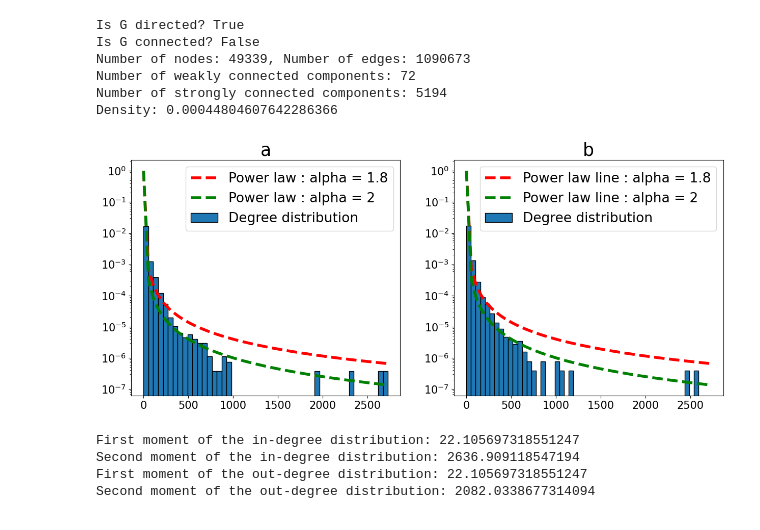
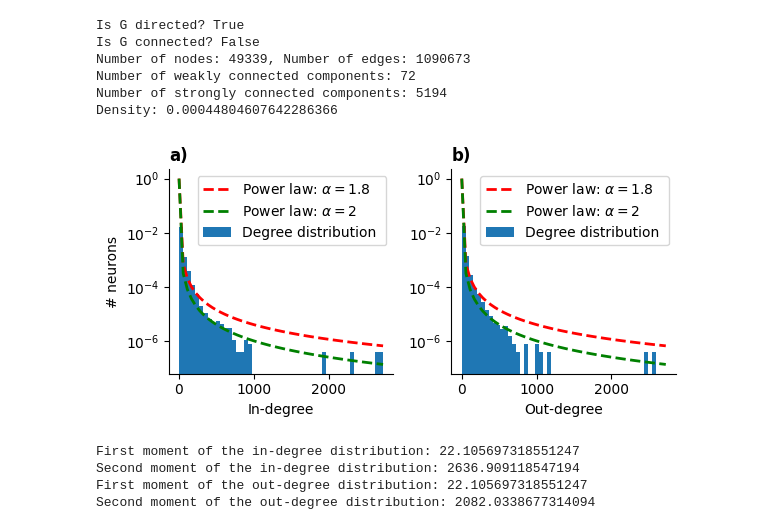
Before and after one commit to ernestoBocini/Drosophila-Brain-Wiring-Diagram-GAT, a Jupyter notebook: notebooks/exploration.ipynb, the cells around one changed output. Saved outputs shown, nothing was run; the diff lists cells and outputs as text; code cells hidden in the pictures.

Commit message:
figure enhancement

```diff
--- a/notebooks/exploration.ipynb
+++ b/notebooks/exploration.ipynb
@@ -150,57 +86,58 @@ Density: 0.00044804607642286366
 # %%
 import numpy as np
 import matplotlib.pyplot as plt
+import seaborn as sns
 
 in_degree = [degree for node, degree in G.in_degree()]
 out_degree = [degree for node, degree in G.out_degree()]
 
-fig, (ax1, ax2) = plt.subplots(1, 2, figsize=(15, 6))
+fig, (ax1, ax2) = plt.subplots(1, 2, figsize=(6, 3), tight_layout=True)
 
-ax1.set_title('a', fontsize="25")
-hist1, bins1, _ = ax1.hist(in_degree, edgecolor='black', bins=50, density=True)
+hist1, bins1, _ = ax1.hist(in_degree, edgecolor='none', bins=50, density=True)
 ax1.set_yscale('log')
 
-ax2.set_title('b', fontsize="25")
-hist2, bins2, _ = ax2.hist(out_degree, edgecolor='black', bins=50, density=True)
+hist2, bins2, _ = ax2.hist(out_degree, edgecolor='none', bins=50, density=True)
 ax2.set_yscale('log')
 
 # Generate power law line data
 max_value = max(max(in_degree), max(out_degree))
 alpha_1 = 1.8
 x = np.linspace(1, max_value, num=50)
 y = x ** (-alpha_1)  # Power law distribution with alpha=2
 
 # Generate second power law line data
 alpha_2 = 2
 x2 = np.linspace(1, max_value, num=50)
 y2 = x2 ** (-alpha_2)  # Power law distribution with alpha=3
 
 # Plot power law line with line width 2
-ax1.plot(x, y, color='red', linestyle='--', linewidth=4)
-ax2.plot(x, y, color='red', linestyle='--', linewidth=4)
+ax1.plot(x, y, color='red', linestyle='--', linewidth=2)
+ax2.plot(x, y, color='red', linestyle='--', linewidth=2)
 
 # Plot second power law line
-ax1.plot(x2, y2, color='green', linestyle='--',linewidth=4)
-ax2.plot(x2, y2, color='green', linestyle='--',linewidth=4)
+ax1.plot(x2, y2, color='green', linestyle='--',linewidth=2)
+ax2.plot(x2, y2, color='green', linestyle='--',linewidth=2)
 
 
 # show legend
 # increase the size of the legend
-ax1.legend([f'Power law : alpha = {alpha_1}', f'Power law : alpha = {alpha_2}', 'Degree distribution '], fontsize="19")
-ax2.legend([f'Power law line : alpha = {alpha_1}', f'Power law line : alpha = {alpha_2}', 'Degree distribution '], fontsize="19")
+ax1.legend([f'Power law: $\\alpha={alpha_1}$', f'Power law: $\\alpha={alpha_2}$', 'Degree distribution '])
+ax2.legend([f'Power law: $\\alpha={alpha_1}$', f'Power law: $\\alpha={alpha_2}$', 'Degree distribution '])
 
 
-# increase the font size of the ticks
-ax1.tick_params(axis='both', which='major', labelsize=15)
-ax2.tick_params(axis='both', which='major', labelsize=15)
+ax1.set_xlabel('In-degree')
+ax2.set_xlabel('Out-degree')
+ax1.set_ylabel('# neurons')
+ax1.set_title("a)", loc="left", fontweight="bold")
+ax2.set_title("b)", loc="left", fontweight="bold")
 
-
+sns.despine(fig=fig)
 plt.show()
 
 # save the figure as pdf
-fig.savefig('../figures/degree_distribution.pdf', bbox_inches='tight')
+fig.savefig('../figs/degree_distribution.pdf', bbox_inches='tight')
 # %% [output]
-[figure, old version]
+[figure, new version]
 # %%
 # first and second moments of the in-degree distribution
 print(f'First moment of the in-degree distribution: {np.mean(in_degree)}')
```
Also changed, not shown: parts of 11 cells of this notebook.
